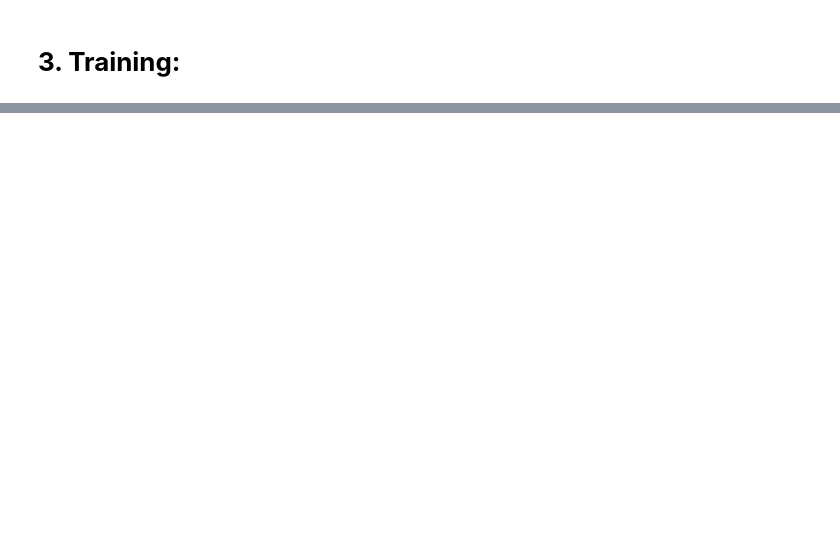
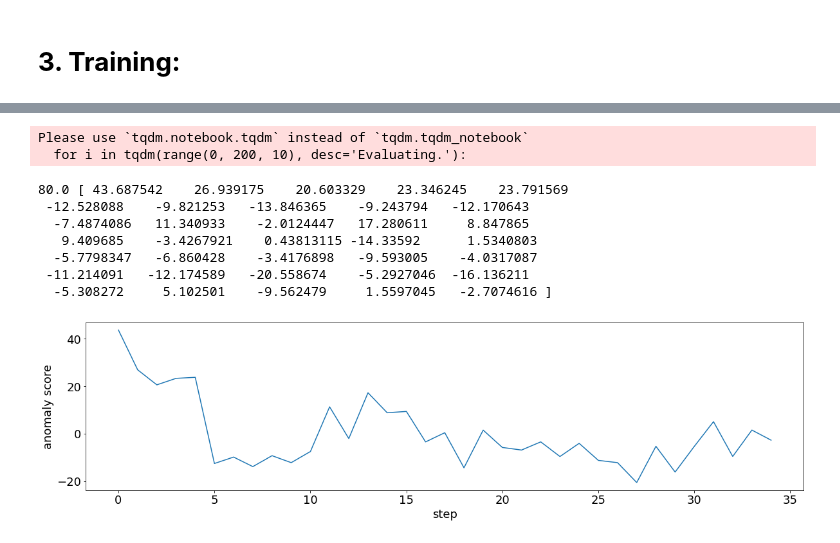
Before and after one commit to DemachiLaboratory/Weakly-supervised-anomoly-detection, a Jupyter notebook: CWRU.ipynb, the cells around one changed output, grey strips where cells are left out. Saved outputs shown, nothing was run; the diff lists cells and outputs as text; code cells hidden in the pictures; blank space fills up the shorter version.

```diff
--- a/CWRU.ipynb
+++ b/CWRU.ipynb
@@ -1031,3 +1061,12 @@ _________________________________________________________________
 # %% [markdown]
 # **3. Training:**
+# %%
+#single class accuracy calculation
+#positive-->1 class negtive-->0 class
+def cal_acc(result,threshold):
+    batch_size = result.shape[0]//2
+    result = np.sum(np.squeeze(result, axis=2),axis=1)
+    result=np.where(result<threshold,0,1)
+    accuracy = (np.sum(result[:batch_size]==1)+np.sum(result[batch_size:]==0))/len(result)*100 #neg_batch label: 0 && pos_batch label: 1
+    return accuracy
 # %%
@@ -1118,0 +1250,33 @@ plt.show()
+# %%
+pos_test_batch = CWRUCVdataset.processed_test_batch_ab
+neg_test_batch = CWRUCVdataset.processed_test_batch
+test_batch = tf.concat([pos_test_batch,neg_test_batch],0)
+test_batch_size = int(0.1*batch_size)*len(file_list)
+#every file select the same number samples:0.1*batch_size
+#the number of all fies: len(file_list)
+
+test_result=tf.zeros([test_batch_size, 0, 1])
+for i in tqdm(range(0, 200, 10), desc='Evaluating.'):
+    test_buf = model(test_batch[:, i:i+10])
+    test_result = tf.concat([test_result, test_buf], axis=1)
+
+test_result = np.sum(np.squeeze(test_result, axis=2),axis=1)
+result=np.where(test_result<threshold,0,1)
+accuracy = (np.sum(result[:test_batch_size]==1)+np.sum(result[test_batch_size:]==0))/len(result)*100 #neg_batch label: 0 && pos_batch label: 1
+print(accuracy)
+
+plt.rcParams['font.size'] = 18
+plt.subplot(xlabel='step', ylabel='anomaly score')
+plt.plot(test_result)
+plt.show()
+# %% [output]
+Please use `tqdm.notebook.tqdm` instead of `tqdm.tqdm_notebook`
+  for i in tqdm(range(0, 200, 10), desc='Evaluating.'):
+80.0 [ 43.687542    26.939175    20.603329    23.346245    23.791569
+ -12.528088    -9.821253   -13.846365    -9.243794   -12.170643
+  -7.4874086   11.340933    -2.0124447   17.280611     8.847865
+   9.409685    -3.4267921    0.43813115 -14.33592      1.5340803
+  -5.7798347   -6.860428    -3.4176898   -9.593005    -4.0317087
+ -11.214091   -12.174589   -20.558674    -5.2927046  -16.136211
+  -5.308272     5.102501    -9.562479     1.5597045   -2.7074616 ]
+[figure, added]
```
Also changed, not shown: parts of 27 cells of this notebook.
